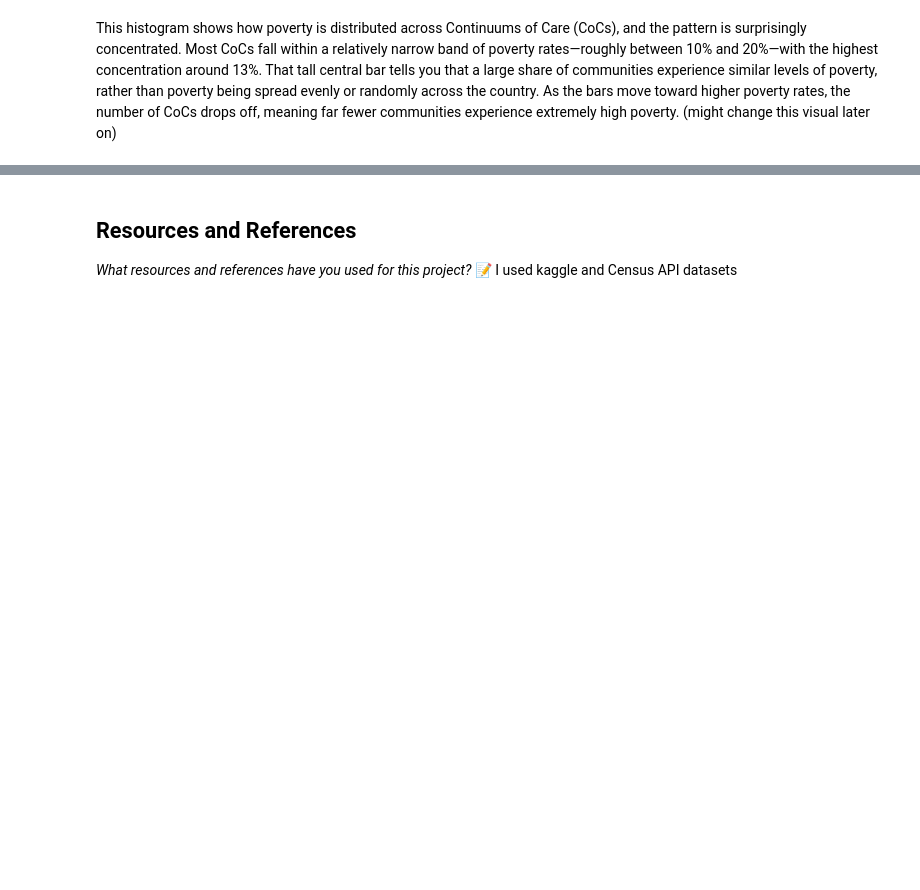
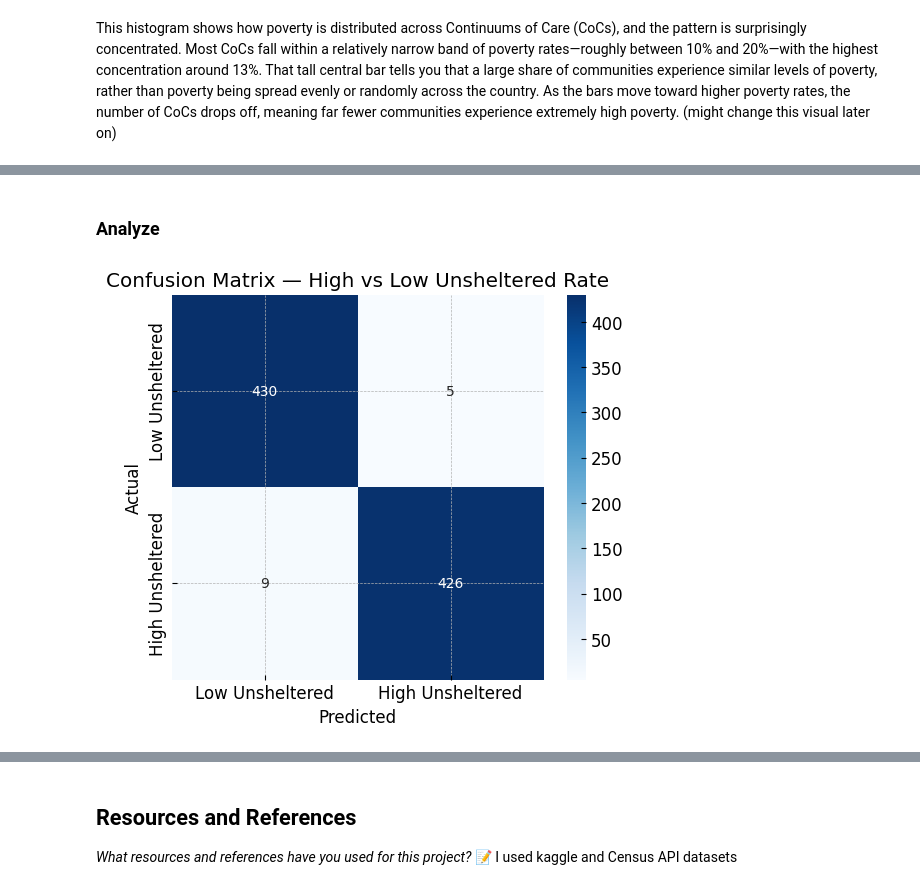
Before and after one commit to IT4063C-Spring26/final-project-emilykjones, a Jupyter notebook: source.ipynb, the cells around one changed output, grey strips where cells are left out. Saved outputs shown, nothing was run; the diff lists cells and outputs as text; code cells hidden in the pictures; blank space fills up the shorter version.

```diff
--- a/source.ipynb
+++ b/source.ipynb
@@ -241,0 +360,3 @@ This histogram shows how poverty is distributed across Continuums of Care (CoCs)
+# %%
+df = pd.read_csv("data/Final_National_Dataset.csv")
+df.columns.tolist()
@@ -241,0 +383,15 @@ This histogram shows how poverty is distributed across Continuums of Care (CoCs)
+# %%
+# Create unsheltered rate (severity indicator)
+df['Unsheltered_Rate'] = df['Unsheltered_Count'] / df['Homeless_Count']
+
+# Handle divide-by-zero cases (if any CoCs have Homeless_Count = 0)
+df['Unsheltered_Rate'] = df['Unsheltered_Rate'].replace([np.inf, -np.inf], np.nan)
+df['Unsheltered_Rate'] = df['Unsheltered_Rate'].fillna(0)
+
+# Create binary classification label
+median_unsheltered = df['Unsheltered_Rate'].median()
+df['High_Unsheltered'] = (df['Unsheltered_Rate'] > median_unsheltered).astype(int)
+
+# Define X and y
+X = df.drop(columns=['High_Unsheltered', 'Unsheltered_Rate'])
+y = df['High_Unsheltered']
@@ -241,0 +472,25 @@ This histogram shows how poverty is distributed across Continuums of Care (CoCs)
+# %% [markdown]
+### Analyze
+# %%
+# Fit your best model again
+best_model = Pipeline([
+    ('preprocessor', preprocessor),
+    ('model', GradientBoostingClassifier())
+])
+
+best_model.fit(X_train, y_train)
+y_pred = best_model.predict(X_test)
+
+# Confusion matrix
+cm = confusion_matrix(y_test, y_pred)
+
+plt.figure(figsize=(6, 5))
+sns.heatmap(cm, annot=True, fmt='d', cmap='Blues',
+            xticklabels=['Low Unsheltered', 'High Unsheltered'],
+            yticklabels=['Low Unsheltered', 'High Unsheltered'])
+plt.xlabel("Predicted")
+plt.ylabel("Actual")
+plt.title("Confusion Matrix — High vs Low Unsheltered Rate")
+plt.show()
+# %% [output]
+[figure, added]
```
Also changed, not shown: parts of 20 cells of this notebook, 1 other file.
